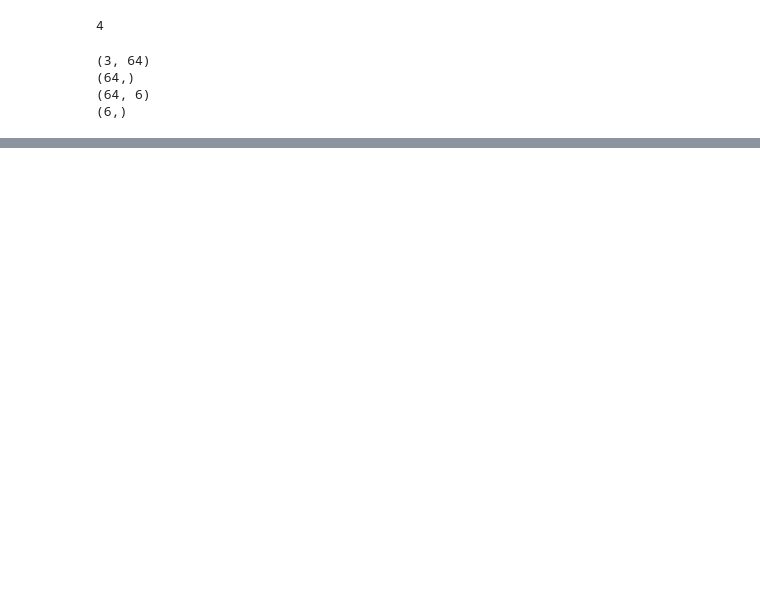
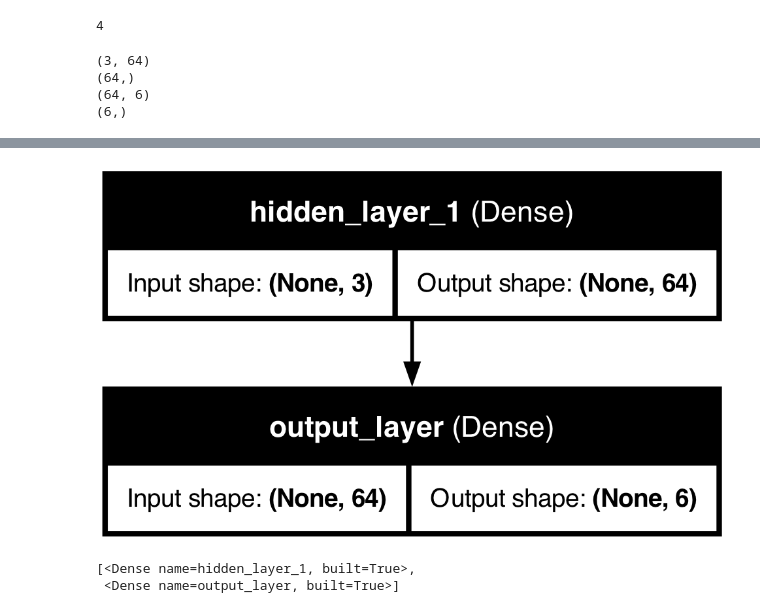
Before and after one commit to vidishsirdesai/projects_public, a Jupyter notebook: nn_based_dynamic_gesture_classifier/notebooks/model_building_dl.ipynb, the cells around one changed output, grey strips where cells are left out. Saved outputs shown, nothing was run; the diff lists cells and outputs as text; code cells hidden in the pictures; blank space fills up the shorter version.

```diff
--- a/nn_based_dynamic_gesture_classifier/notebooks/model_building_dl.ipynb
+++ b/nn_based_dynamic_gesture_classifier/notebooks/model_building_dl.ipynb
@@ -141,8 +148,8 @@ from tensorflow.keras.layers import Dense
 # %%
 model = Sequential(
     [
-        Dense(64, activation = "relu", input_shape = (3, )), # hidden layer
-        Dense(6, activation = "softmax") # output layer
+        Dense(64, activation = "relu", input_shape = (3, ), name = "hidden_layer_1"), # hidden layer
+        Dense(6, activation = "softmax", name = "output_layer") # output layer
     ]
 )
 # %% [output]
@@ -186,0 +212,12 @@ for i in model.weights:
+# %%
+# visualizing the model
+from tensorflow.keras.utils import plot_model
+
+plot_model(model, to_file = "model1.png", show_shapes = True, show_layer_names = True)
+# %% [output]
+[figure, added]
+# %%
+model.layers
+# %% [output]
+[<Dense name=hidden_layer_1, built=True>,
+ <Dense name=output_layer, built=True>]
```
Also changed, not shown: parts of 12 cells of this notebook, 1 other file.
